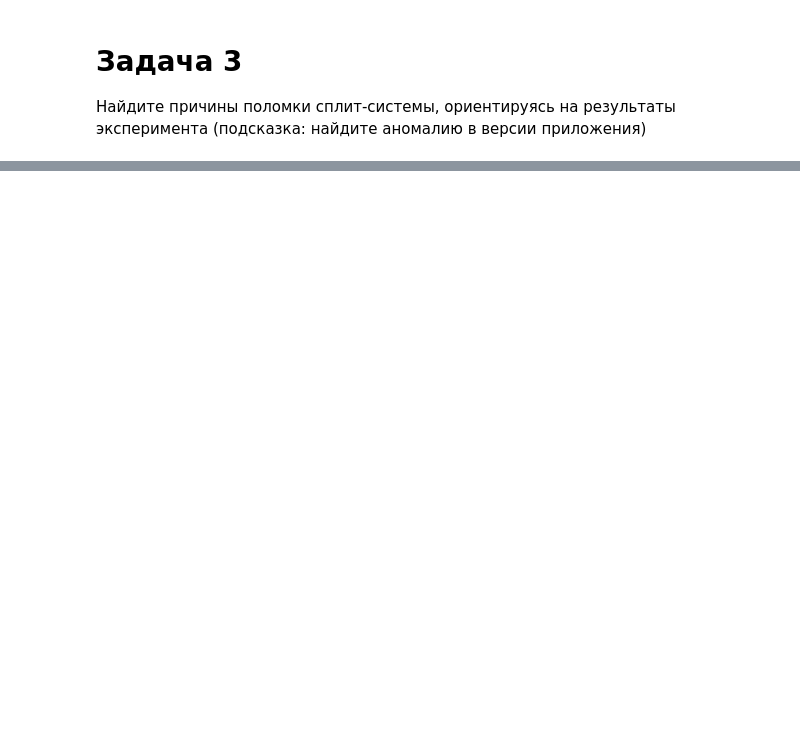
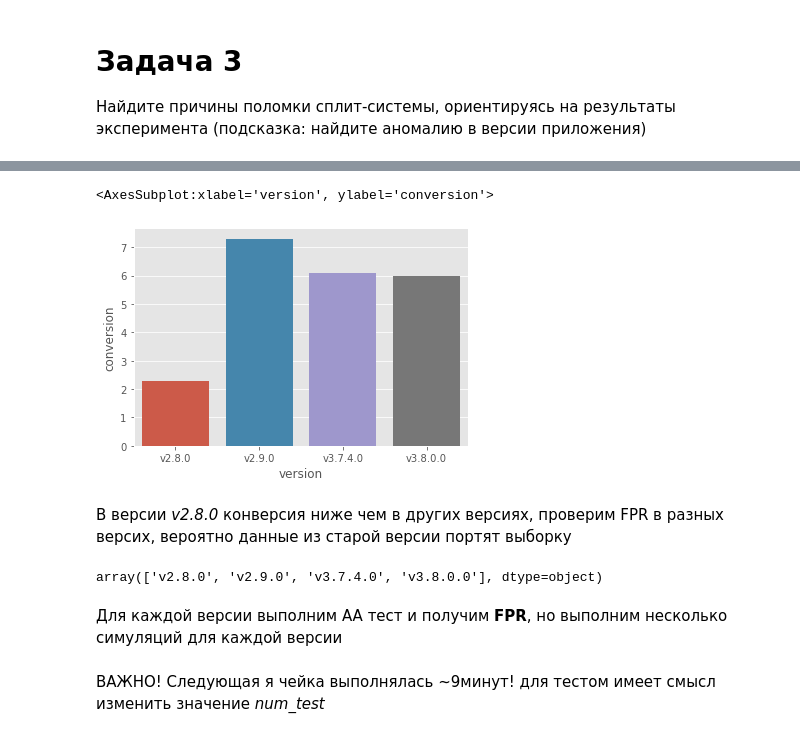
Before and after one commit to PavelSyr/da_karpov.cources, a Jupyter notebook: analitycs/05_statistics/10_AA_tests/mini_project/kc_da23_statistics_05_lesson_10.ipynb, the cells around one changed output, grey strips where cells are left out. Cells and saved outputs as stored; diff of their text form; code cells hidden in the pictures; blank space fills up the shorter version.

```diff
--- a/analitycs/05_statistics/10_AA_tests/mini_project/kc_da23_statistics_05_lesson_10.ipynb
+++ b/analitycs/05_statistics/10_AA_tests/mini_project/kc_da23_statistics_05_lesson_10.ipynb
@@ -103,0 +140,11 @@ get_wrong_alpha_level(fpr, alphas)
+# %%
+df_version_conversion = df.groupby(by='version') \
+    .purchase \
+    .value_counts(normalize=True) \
+    .round(3).mul(100) \
+    .to_frame() \
+    .rename(columns={'purchase':'conversion'}) \
+    .reset_index() \
+    .query('purchase == 1')
+
+df_version_conversion
@@ -103,0 +157,14 @@ get_wrong_alpha_level(fpr, alphas)
+# %%
+sns.barplot(data=df_version_conversion, x='version', y='conversion')
+# %% [output]
+<AxesSubplot:xlabel='version', ylabel='conversion'>
+[figure, added]
+# %% [markdown]
+В версии *v2.8.0* конверсия ниже чем в других версиях, проверим FPR в разных версих, вероятно данные из старой версии портят выборку
+# %%
+versions = df.version.unique()
+versions
+# %% [output]
+array(['v2.8.0', 'v2.9.0', 'v3.7.4.0', 'v3.8.0.0'], dtype=object)
+# %% [markdown]
+Для каждой версии выполним AA тест и получим **FPR**, но выполним несколько симуляций для каждой версии
@@ -103,0 +175,2 @@ get_wrong_alpha_level(fpr, alphas)
+# %% [markdown]
+ВАЖНО! Следующая я чейка выполнялась ~9минут! для тестом имеет смысл изменить значение *num_test*
```
Also changed, not shown: parts of 29 cells of this notebook.
